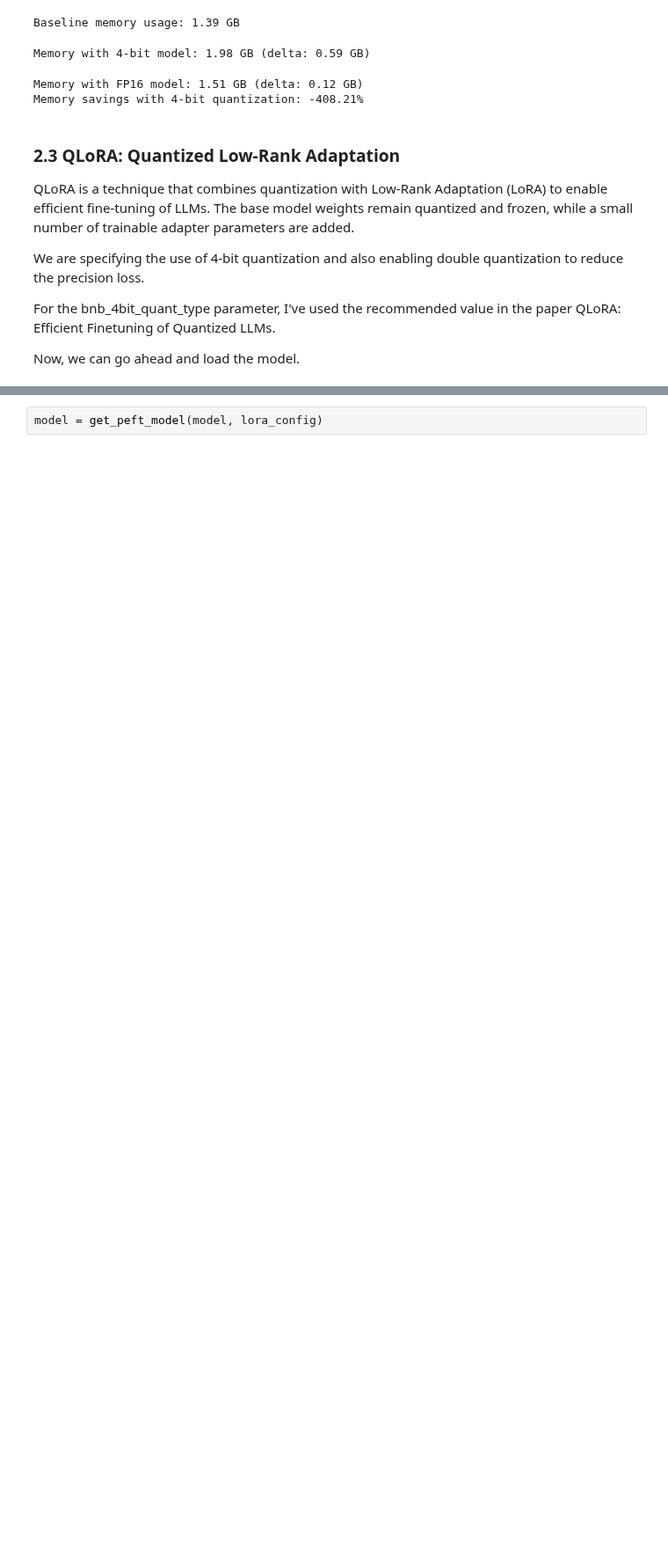
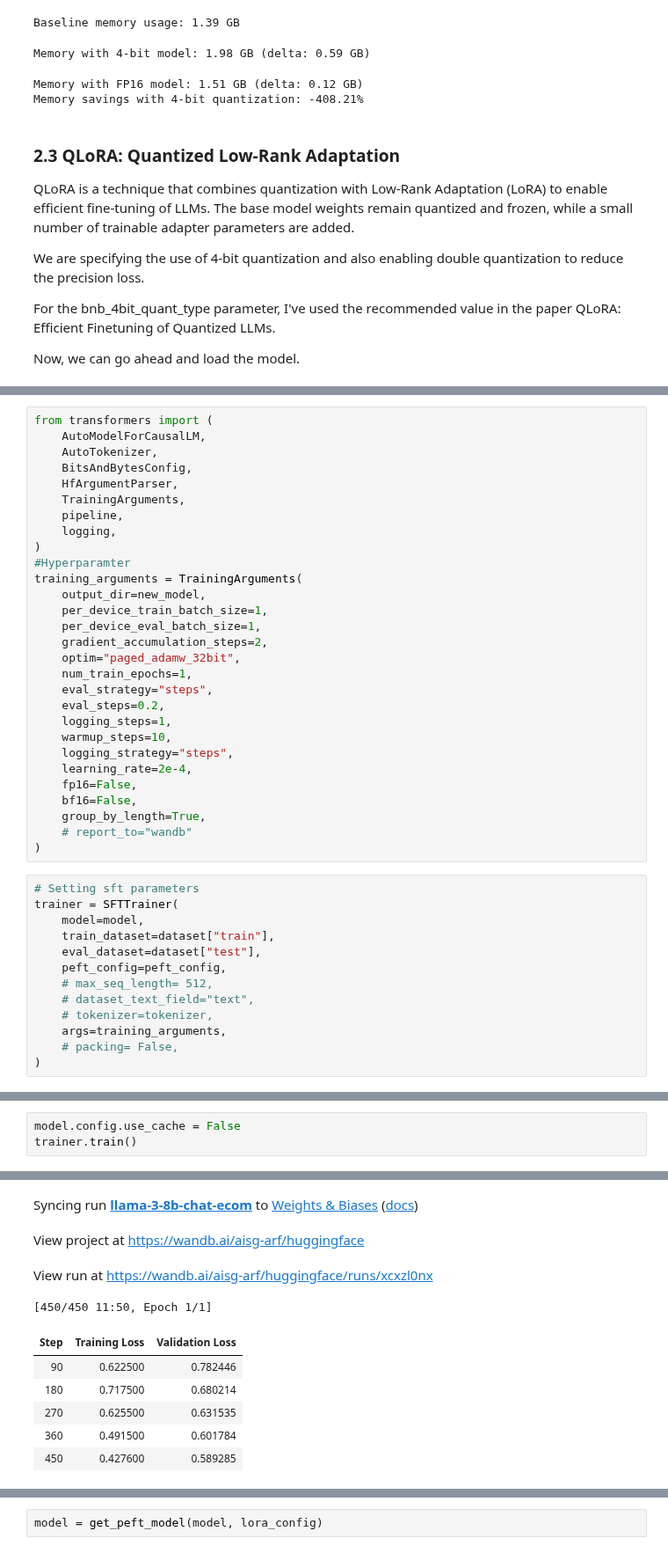
Before and after one commit to theogbrand/learning_llm_handbook, a Jupyter notebook: notebooks/Week6_Inference_Optimization/W6.3_Quantization.ipynb, the cells around one changed output, grey strips where cells are left out. Shown at 88% size. Cells and saved outputs as stored; diff of their text form; blank space fills up the shorter version.

Commit message:
ecom finetuning works

```diff
--- a/notebooks/Week6_Inference_Optimization/W6.3_Quantization.ipynb
+++ b/notebooks/Week6_Inference_Optimization/W6.3_Quantization.ipynb
@@ -522,0 +619,42 @@ Now, we can go ahead and load the model.
+# %%
+from transformers import (
+    AutoModelForCausalLM,
+    AutoTokenizer,
+    BitsAndBytesConfig,
+    HfArgumentParser,
+    TrainingArguments,
+    pipeline,
+    logging,
+)
+#Hyperparamter
+training_arguments = TrainingArguments(
+    output_dir=new_model,
+    per_device_train_batch_size=1,
+    per_device_eval_batch_size=1,
+    gradient_accumulation_steps=2,
+    optim="paged_adamw_32bit",
+    num_train_epochs=1,
+    eval_strategy="steps",
+    eval_steps=0.2,
+    logging_steps=1,
+    warmup_steps=10,
+    logging_strategy="steps",
+    learning_rate=2e-4,
+    fp16=False,
+    bf16=False,
+    group_by_length=True,
+    # report_to="wandb"
+)
+# %%
+# Setting sft parameters
+trainer = SFTTrainer(
+    model=model,
+    train_dataset=dataset["train"],
+    eval_dataset=dataset["test"],
+    peft_config=peft_config,
+    # max_seq_length= 512,
+    # dataset_text_field="text",
+    # tokenizer=tokenizer,
+    args=training_arguments,
+    # packing= False,
+)
@@ -522,0 +663,4 @@ Now, we can go ahead and load the model.
+# %%
+model.config.use_cache = False
+trainer.train()
+# %% [output]
@@ -523,3 +677,13 @@ Now, we can go ahead and load the model.
+Syncing run llama-3-8b-chat-ecom to Weights & Biases (docs)
+View project at https://wandb.ai/aisg-arf/huggingface
+View run at https://wandb.ai/aisg-arf/huggingface/runs/xcxzl0nx
+[450/450 11:50, Epoch 1/1]
+| Step | Training Loss | Validation Loss |
+| 90 | 0.622500 | 0.782446 |
+| 180 | 0.717500 | 0.680214 |
+| 270 | 0.625500 | 0.631535 |
+| 360 | 0.491500 | 0.601784 |
+| 450 | 0.427600 | 0.589285 |
 # %%
 # TARGET_MODULES
 # https://github.com/huggingface/peft/blob/39ef2546d5d9b8f5f8a7016ec10657887a867041/src/peft/utils/other.py#L220
```
Also changed, not shown: parts of 18 cells of this notebook, 1 other file.
